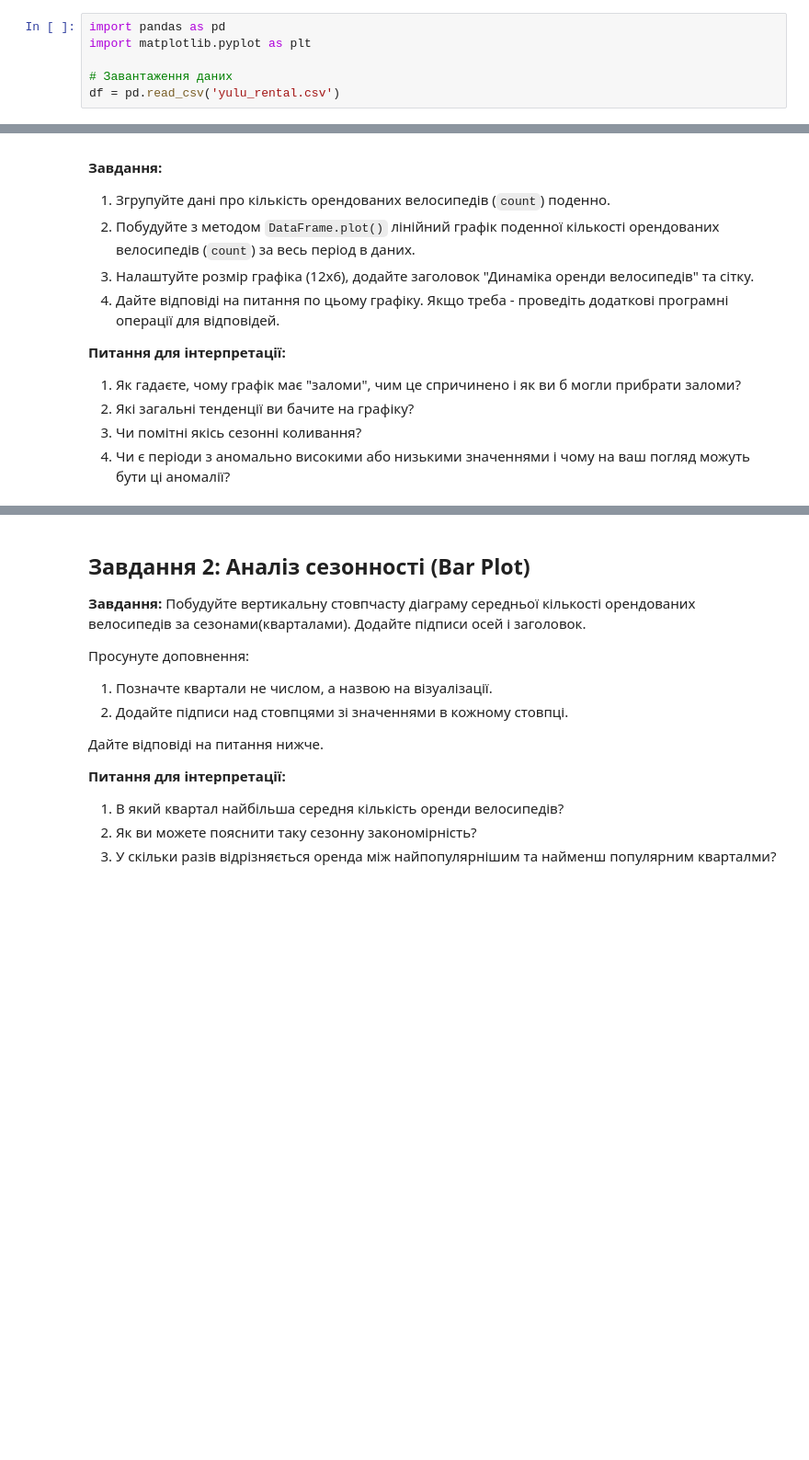
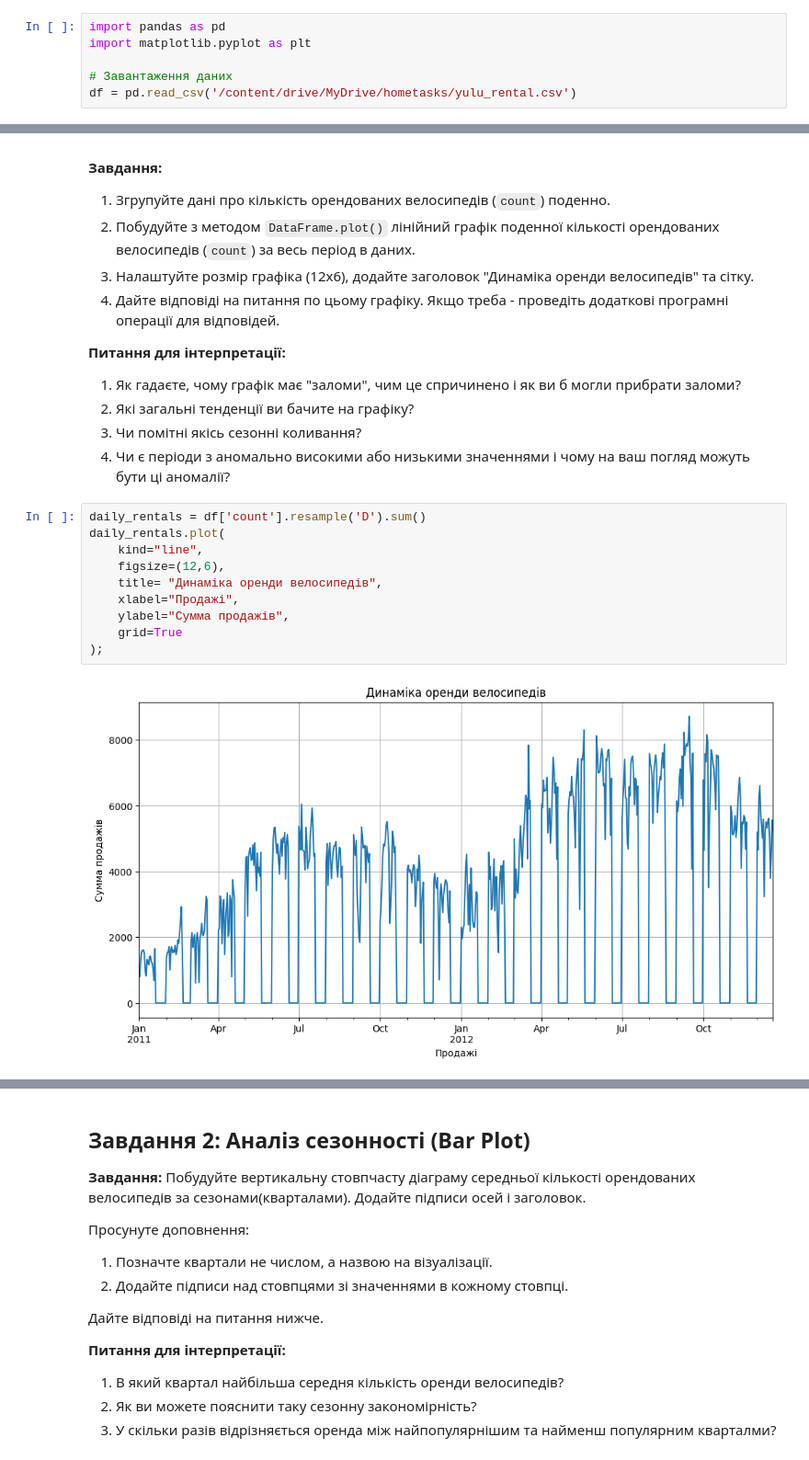
Before and after one commit to zaporozhetsalena/My-first-project, a Jupyter notebook: HW_11_1_Візуалізація_даних_з_Pandas_ipynb.ipynb, the cells around one changed output, grey strips where cells are left out. Shown at 92% size. Cells and saved outputs as stored; diff of their text form; blank space fills up the shorter version.

```diff
--- a/HW_11_1_Візуалізація_даних_з_Pandas_ipynb.ipynb
+++ b/HW_11_1_Візуалізація_даних_з_Pandas_ipynb.ipynb
@@ -57,4 +57,4 @@ import pandas as pd
 import matplotlib.pyplot as plt
 
 # Завантаження даних
-df = pd.read_csv('yulu_rental.csv')
+df = pd.read_csv('/content/drive/MyDrive/hometasks/yulu_rental.csv')
@@ -92,3 +137,15 @@ df['hour'] = df.index.hour
 2. Які загальні тенденції ви бачите на графіку?
 3. Чи помітні якісь сезонні коливання?
 4. Чи є періоди з аномально високими або низькими значеннями і чому на ваш погляд можуть бути ці аномалії?
+# %%
+daily_rentals = df['count'].resample('D').sum()
+daily_rentals.plot(
+    kind="line",
+    figsize=(12,6),
+    title= "Динаміка оренди велосипедів",
+    xlabel="Продажі",
+    ylabel="Сумма продажів",
+    grid=True
+);
+# %% [output]
+[figure, added]
```
Also changed, not shown: parts of 21 cells of this notebook.
